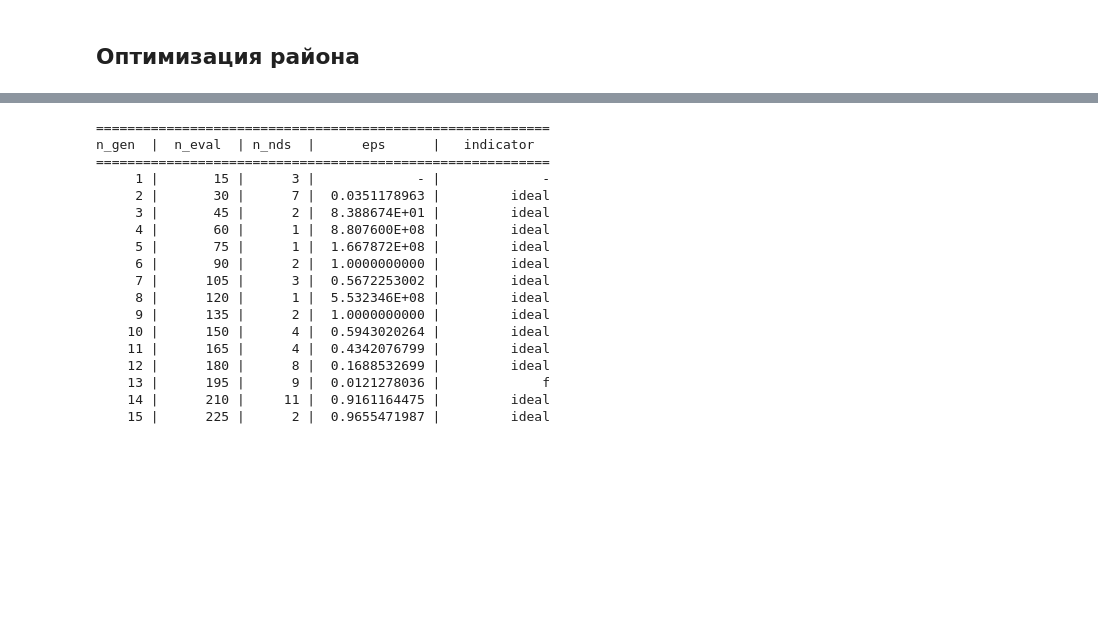
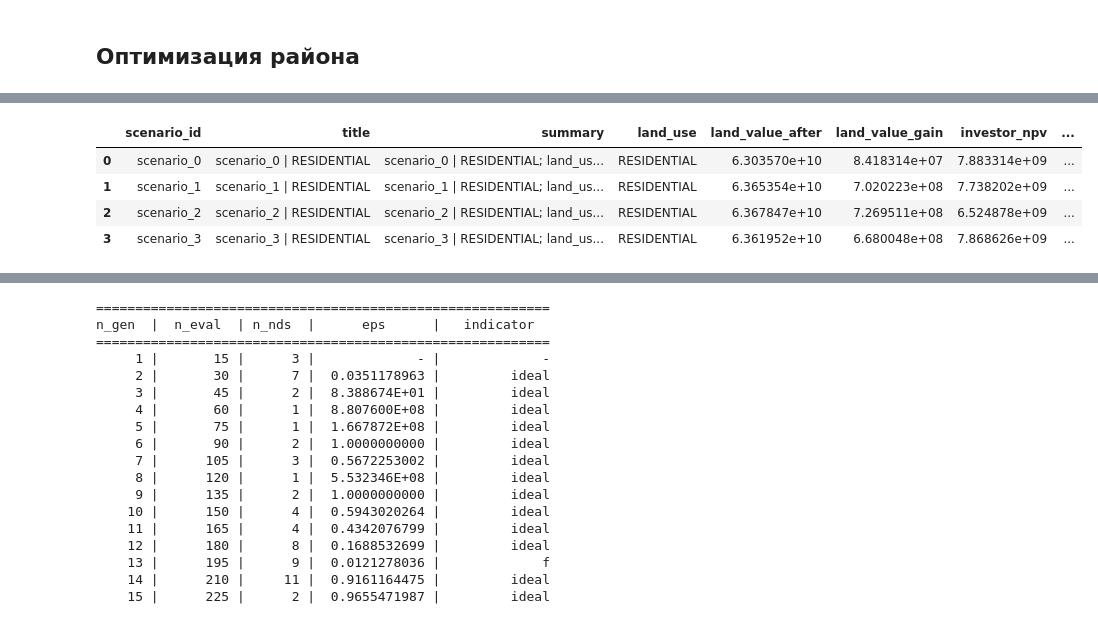
Before and after one commit to Mvin8/Urbanomy, a Jupyter notebook: examples/gatchina_scenarios.ipynb, the cells around one changed output, grey strips where cells are left out. Cells and saved outputs as stored; diff of their text form; code cells hidden in the pictures; blank space fills up the shorter version.

```diff
--- a/examples/gatchina_scenarios.ipynb
+++ b/examples/gatchina_scenarios.ipynb
@@ -240,0 +320,8 @@ constraints = {
+# %%
+pareto_df
+# %% [output]
+|  | scenario_id | title | summary | land_use | land_value_after | land_value_gain | investor_npv | ... |
+| 0 | scenario_0 | scenario_0 | RESIDENTIAL | scenario_0 | RESIDENTIAL; land_us... | RESIDENTIAL | 6.303570e+10 | 8.418314e+07 | 7.883314e+09 | ... |
+| 1 | scenario_1 | scenario_1 | RESIDENTIAL | scenario_1 | RESIDENTIAL; land_us... | RESIDENTIAL | 6.365354e+10 | 7.020223e+08 | 7.738202e+09 | ... |
+| 2 | scenario_2 | scenario_2 | RESIDENTIAL | scenario_2 | RESIDENTIAL; land_us... | RESIDENTIAL | 6.367847e+10 | 7.269511e+08 | 6.524878e+09 | ... |
+| 3 | scenario_3 | scenario_3 | RESIDENTIAL | scenario_3 | RESIDENTIAL; land_us... | RESIDENTIAL | 6.361952e+10 | 6.680048e+08 | 7.868626e+09 | ... |
```
Also changed, not shown: parts of 10 cells of this notebook, 7 other files.
